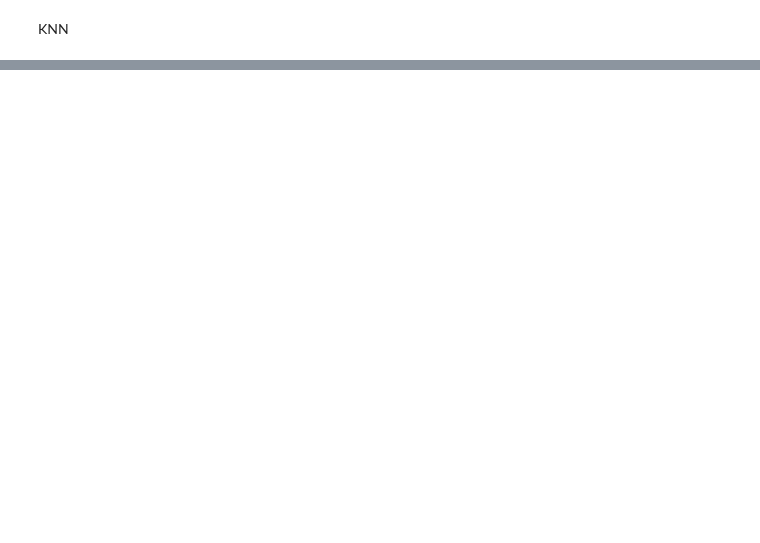
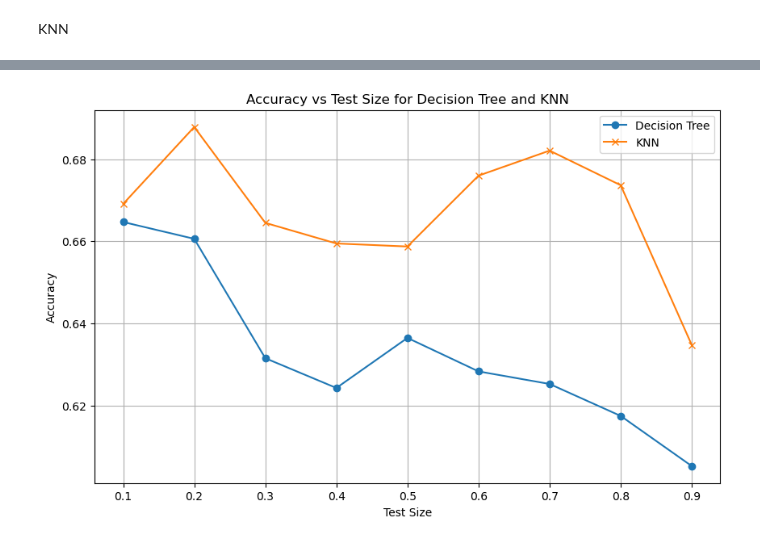
Before and after one commit to johnpierrre/DS-project, a Jupyter notebook: hepatocellular_carcinoma_analysis.ipynb, the cells around one changed output, grey strips where cells are left out. Saved outputs shown, nothing was run; the diff lists cells and outputs as text; code cells hidden in the pictures; blank space fills up the shorter version.

```diff
--- a/hepatocellular_carcinoma_analysis.ipynb
+++ b/hepatocellular_carcinoma_analysis.ipynb
@@ -633,3 +639,59 @@ weighted avg       0.64      0.64      0.64        83
+# %%
+# Convertendo o DataFrame para numpy
+train_df_np = df_clean.to_numpy()
+X, y = train_df_np[:, :-1], train_df_np[:, -1]
+
+# Lista de tamanhos de conjunto de teste
+test_sizes = np.linspace(0.1, 0.9, 9)
+
+# Inicializar listas para armazenar as acurácias médias
+dt_accuracies = []
+knn_accuracies = []
+
+# Configuração dos classificadores
+dt_model = DecisionTreeClassifier()
+k = 3
+knn_model = KNeighborsClassifier(n_neighbors=k)
+
+# Calcular acurácias para diferentes tamanhos do conjunto de teste
+for test_size in test_sizes:
+    dt_accuracy = 0
+    knn_accuracy = 0
+    for _ in range(40):
+        X_train, X_test, y_train, y_test = train_test_split(X, y, test_size=test_size)
+
+        # Decision Tree
+        dt_model.fit(X_train, y_train)
+        dt_predictions = dt_model.predict(X_test)
+        dt_accuracy += accuracy_score(y_test, dt_predictions)
+
+        # KNN
+        knn_model.fit(X_train, y_train)
+        knn_predictions = knn_model.predict(X_test)
+        knn_accuracy += accuracy_score(y_test, knn_predictions)
+
+    dt_accuracies.append(dt_accuracy / 40)
+    knn_accuracies.append(knn_accuracy / 40)
+
+# Criar DataFrame com os resultados
+results_df = pd.DataFrame({
+    'Test Size': test_sizes,
+    'Decision Tree Accuracy': dt_accuracies,
+    'KNN Accuracy': knn_accuracies
+})
+
+# Plotar os resultados
+plt.figure(figsize=(10, 6))
+plt.plot(results_df['Test Size'], results_df['Decision Tree Accuracy'], marker='o', label='Decision Tree')
+plt.plot(results_df['Test Size'], results_df['KNN Accuracy'], marker='x', label='KNN')
+plt.xlabel('Test Size')
+plt.ylabel('Accuracy')
+plt.title('Accuracy vs Test Size for Decision Tree and KNN')
+plt.legend()
+plt.grid(True)
+plt.show()
+# %% [output]
+[figure, added]
 # %%
 from sklearn.metrics import confusion_matrix, roc_curve, precision_recall_curve, auc
 import matplotlib.pyplot as plt
```
Also changed, not shown: parts of 12 cells of this notebook.
